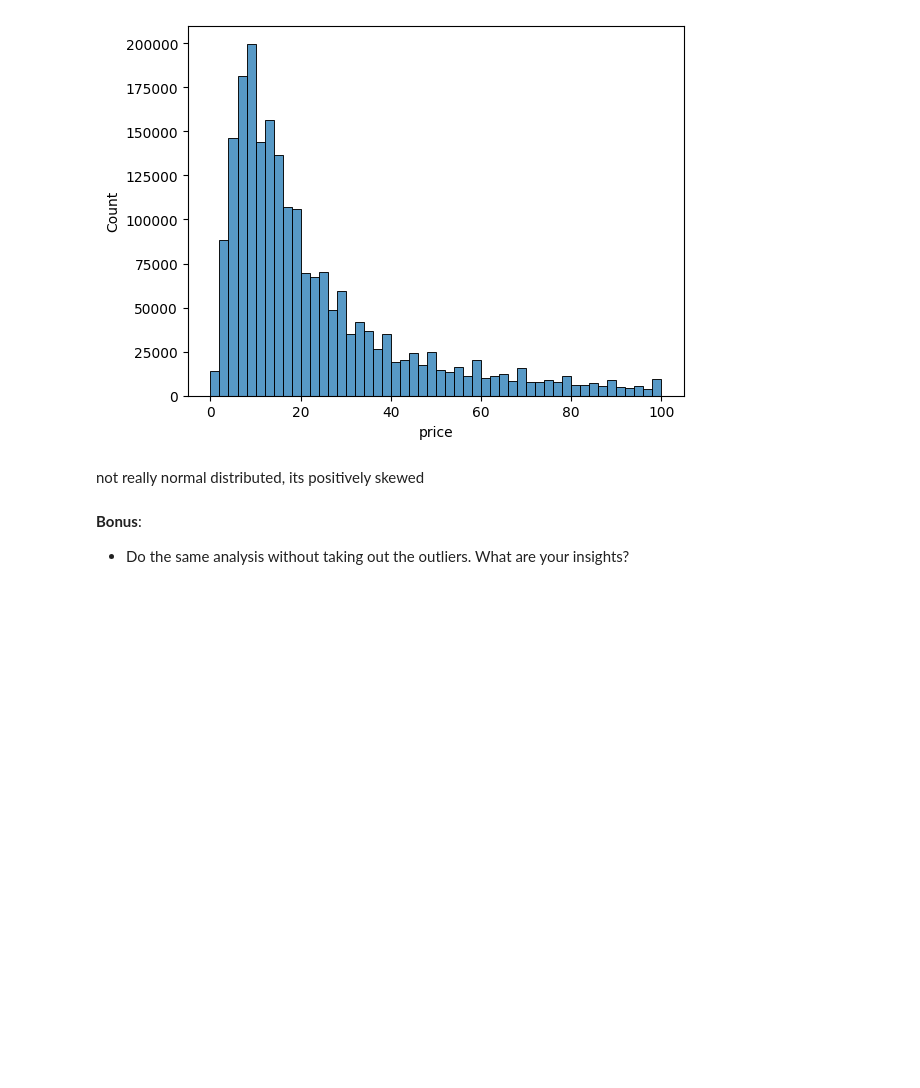
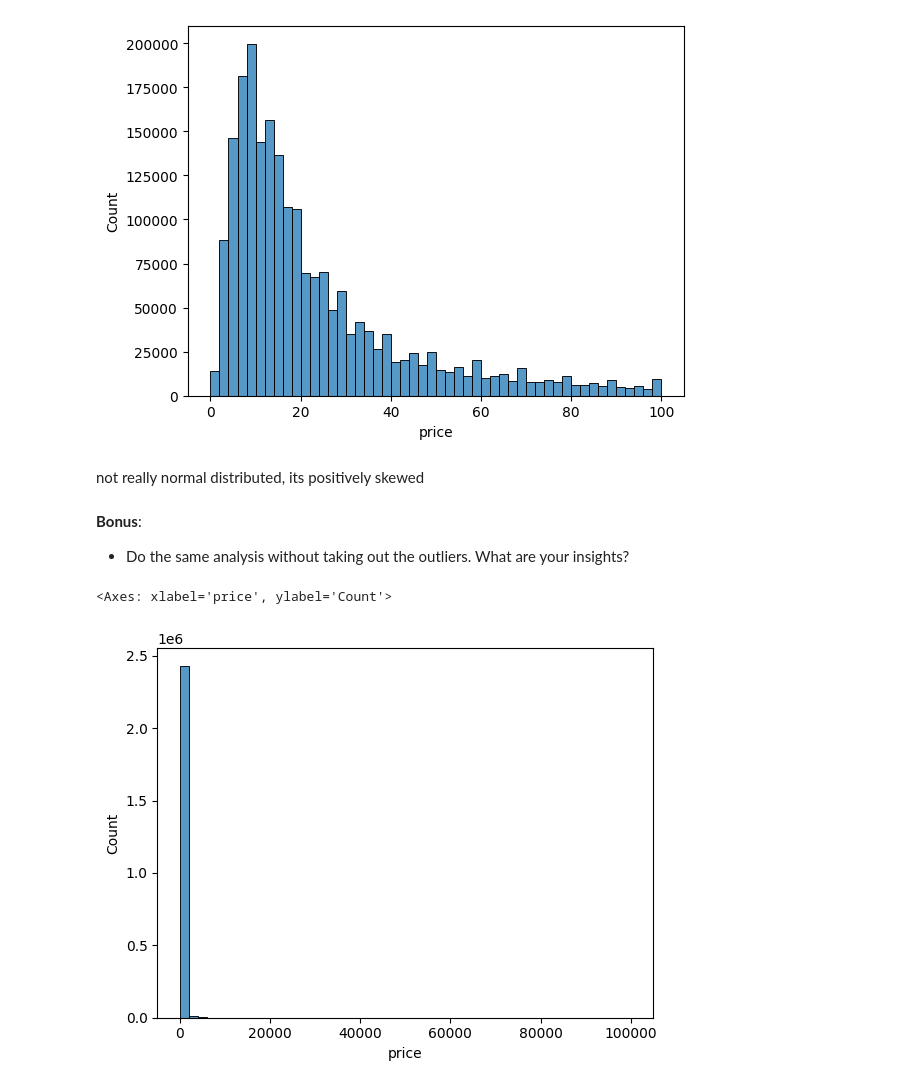
Before and after one commit to jan463/lab-eda-bivariate, a Jupyter notebook: lab_eda_bivariate.ipynb, the cells around one changed output. Saved outputs shown, nothing was run; the diff lists cells and outputs as text; code cells hidden in the pictures; blank space fills up the shorter version.

```diff
--- a/lab_eda_bivariate.ipynb
+++ b/lab_eda_bivariate.ipynb
@@ -355,3 +355,8 @@ not really normal distributed, its positively skewed
 **Bonus**:
 
 - Do the same analysis without taking out the outliers. What are your insights?
+# %%
+sns.histplot(data['price'], bins=50)
+# %% [output]
+<Axes: xlabel='price', ylabel='Count'>
+[figure, added]
```
Also changed, not shown: parts of 2 cells of this notebook.
